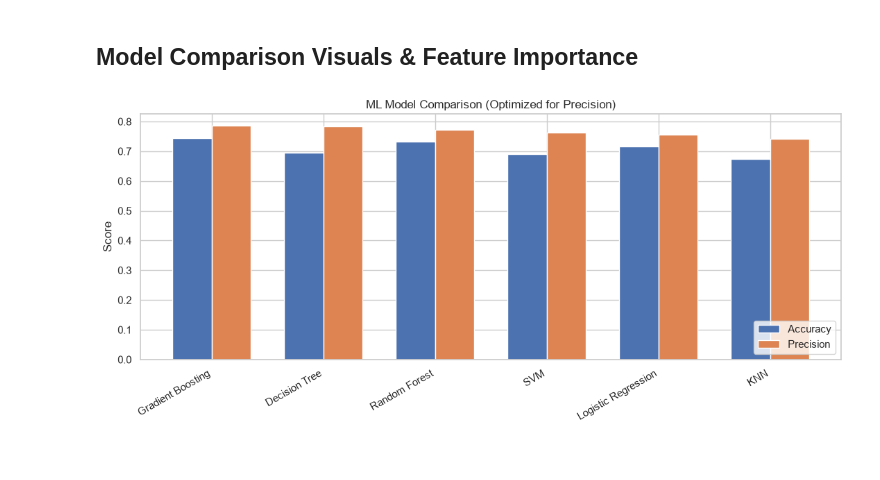
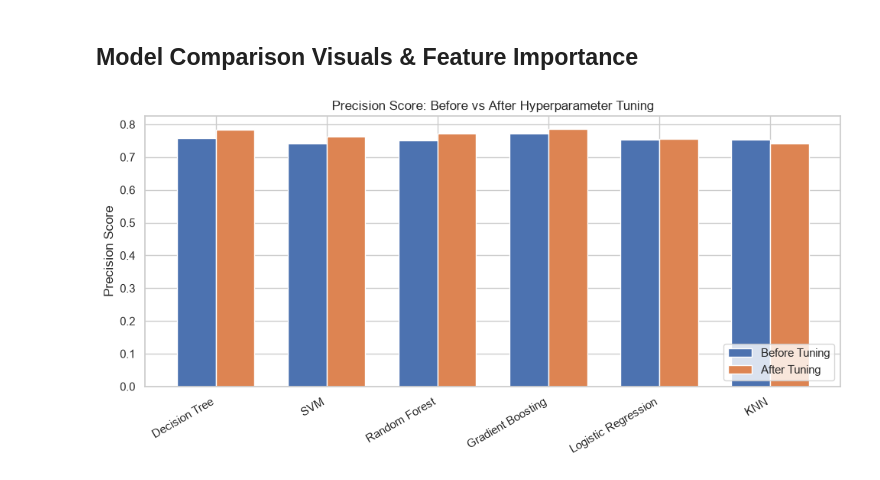
Before and after one commit to nabilhasan01/CSE-445-Project, a Jupyter notebook: ml_project.ipynb, the cells around one changed output. Saved outputs shown, nothing was run; the diff lists cells and outputs as text; code cells hidden in the pictures.

Commit message:
added Hyperparameter and Tunning comparasion

```diff
--- a/ml_project.ipynb
+++ b/ml_project.ipynb
@@ -378,0 +324,31 @@ Training and Tuning 6 Models via GridSearchCV (Optimizing for Precision)
+# %%
+MODEL_SPECS = {
+    "Logistic Regression": LogisticRegression(max_iter=2000),
+    "Decision Tree": DecisionTreeClassifier(random_state=42),
+    "Random Forest": RandomForestClassifier(random_state=42),
+    "Gradient Boosting": GradientBoostingClassifier(random_state=42),
+    "SVM": SVC(),
+    "KNN": KNeighborsClassifier(),
+}
+
+PARAM_GRIDS = {
+    "Logistic Regression": {"C": [0.01, 0.1, 1, 10]},
+    "Decision Tree": {"max_depth": [3, 5, 8, None], "min_samples_split": [2, 5, 10], "min_samples_leaf": [1, 2, 4]},
+    "Random Forest": {"n_estimators": [50, 100, 200], "max_depth": [None, 10, 20], "min_samples_split": [2, 5], "min_samples_leaf": [1, 2]},
+    "Gradient Boosting": {"n_estimators": [100, 200], "learning_rate": [0.05, 0.1, 0.2], "max_depth": [2, 3, 4]},
+    "SVM": {"C": [0.1, 1, 10], "kernel": ["rbf", "linear"], "gamma": ["scale", "auto"]},
+    "KNN": {"n_neighbors": [3, 5, 7, 9], "weights": ["uniform", "distance"], "metric": ["euclidean", "manhattan"]},
+}
+
+def score(y_test, predictions, model_name):
+    return {
+        "Model": model_name,
+        "Accuracy": accuracy_score(y_test, predictions),
+        "Precision": precision_score(y_test, predictions, zero_division=0),
+        "Recall": recall_score(y_test, predictions, zero_division=0),
+        "F1 Score": f1_score(y_test, predictions, zero_division=0),
+    }
+
+baseline_results = []
+tuned_results = []
+best_models = {}
@@ -379,19 +440,18 @@ Training and Tuning 6 Models via GridSearchCV (Optimizing for Precision)
 # %% [markdown]
 ## Model Comparison Visuals & Feature Importance
-# %%
-# 1. Model Score Comparison
-plt.figure(figsize=(11, 5))
-x = np.arange(len(tuned_df))
-width = 0.35
-
-plt.bar(x - width/2, tuned_df["Accuracy"], width, label="Accuracy")
-plt.bar(x + width/2, tuned_df["Precision"], width, label="Precision")
-
-plt.xticks(x, tuned_df["Model"], rotation=30, ha="right")
-plt.ylabel("Score")
-plt.title("ML Model Comparison (Optimized for Precision)")
-plt.legend(loc="lower right")
-plt.tight_layout()
-plt.show()
-# %% [output]
-[figure, removed]
+# %%
+plt.figure(figsize=(10, 5))
+x = np.arange(len(delta_df))
+width = 0.35
+
+plt.bar(x - width/2, delta_df["Precision_Before"], width, label="Before Tuning")
+plt.bar(x + width/2, delta_df["Precision_After"], width, label="After Tuning")
+
+plt.xticks(x, delta_df["Model"], rotation=30, ha="right")
+plt.ylabel("Precision Score")
+plt.title("Precision Score: Before vs After Hyperparameter Tuning")
+plt.legend(loc="lower right")
+plt.tight_layout()
+plt.show()
+# %% [output]
+[figure, added]
```
Also changed, not shown: parts of 3 cells of this notebook.
